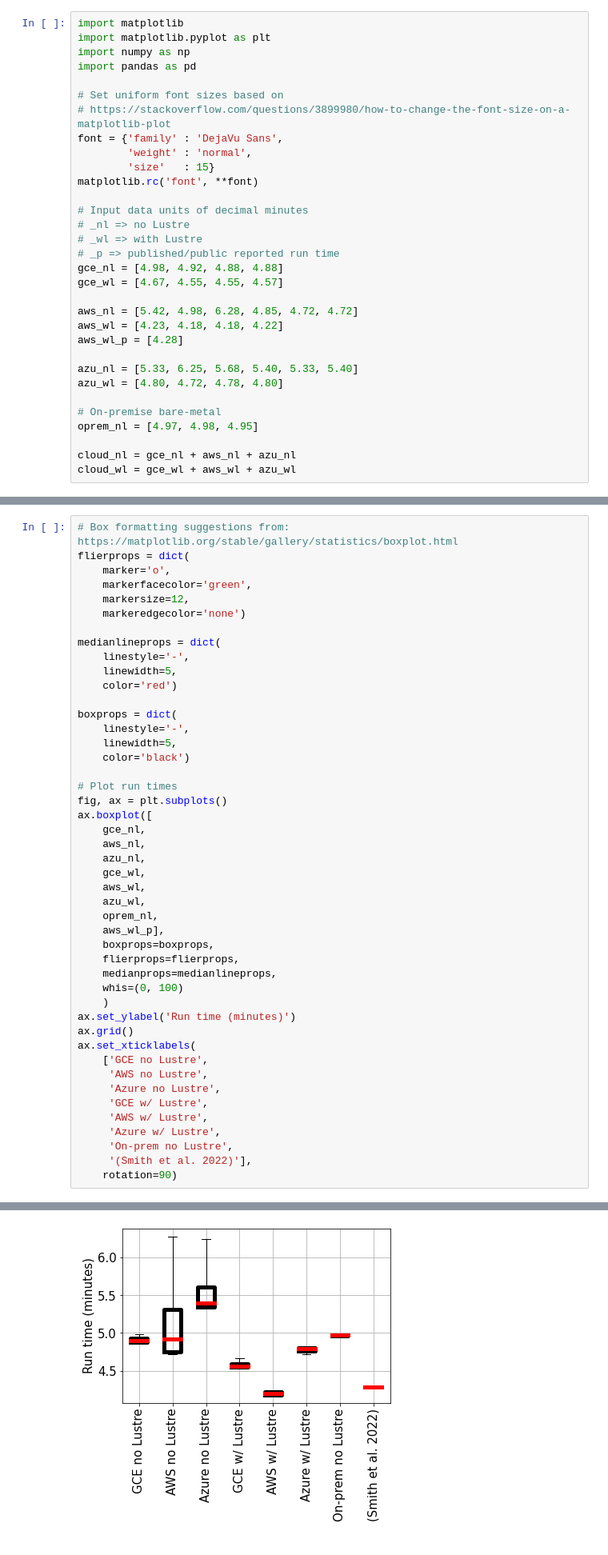
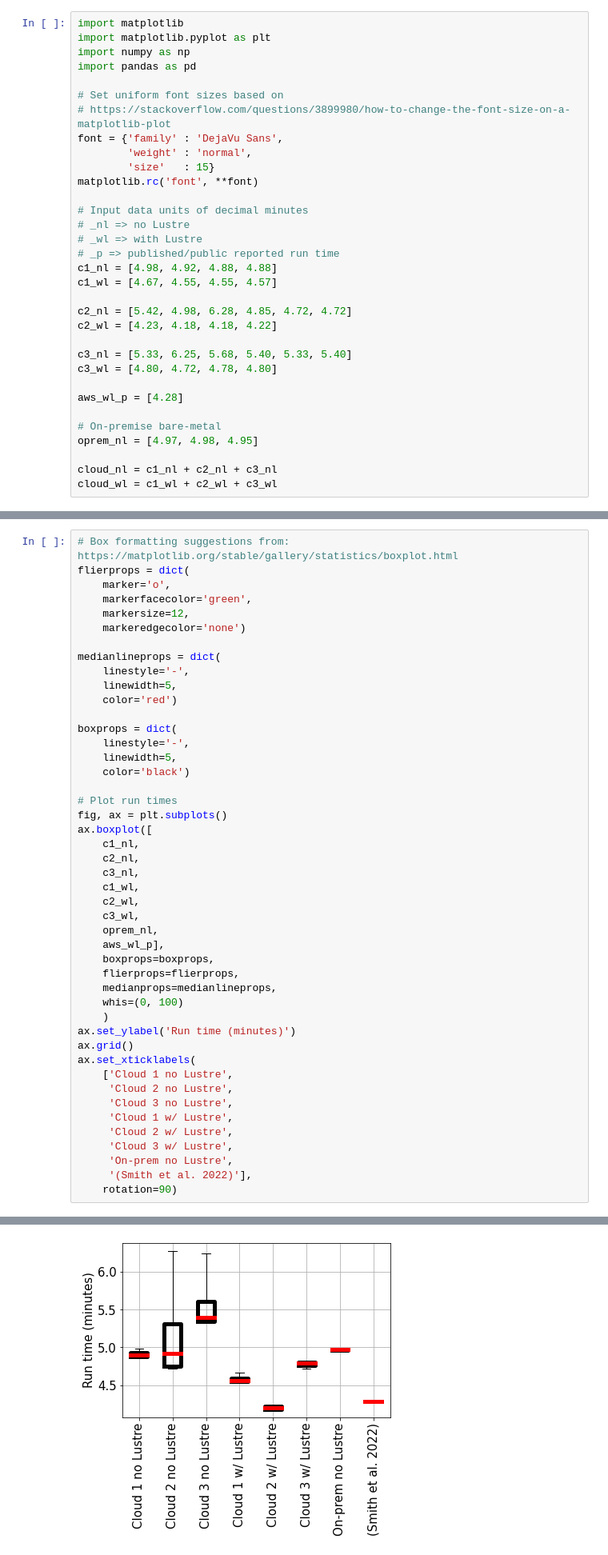
Before and after one commit to parallelworks/weather-cluster-demo, a Jupyter notebook: plot_results.ipynb, the cells around one changed output, grey strips where cells are left out. Shown at 80% size. Drawn from its saved outputs; the diff is of its cells as text.

Commit message:
Updating plots with final version for AMS2023

```diff
--- a/plot_results.ipynb
+++ b/plot_results.ipynb
@@ -22,21 +22,22 @@ matplotlib.rc('font', **font)
 # _nl => no Lustre
 # _wl => with Lustre
 # _p => published/public reported run time
-gce_nl = [4.98, 4.92, 4.88, 4.88]
-gce_wl = [4.67, 4.55, 4.55, 4.57]
+c1_nl = [4.98, 4.92, 4.88, 4.88]
+c1_wl = [4.67, 4.55, 4.55, 4.57]
 
-aws_nl = [5.42, 4.98, 6.28, 4.85, 4.72, 4.72]
-aws_wl = [4.23, 4.18, 4.18, 4.22]
+c2_nl = [5.42, 4.98, 6.28, 4.85, 4.72, 4.72]
+c2_wl = [4.23, 4.18, 4.18, 4.22]
+
+c3_nl = [5.33, 6.25, 5.68, 5.40, 5.33, 5.40]
+c3_wl = [4.80, 4.72, 4.78, 4.80]
+
 aws_wl_p = [4.28]
-
-azu_nl = [5.33, 6.25, 5.68, 5.40, 5.33, 5.40]
-azu_wl = [4.80, 4.72, 4.78, 4.80]
 
 # On-premise bare-metal
 oprem_nl = [4.97, 4.98, 4.95]
 
-cloud_nl = gce_nl + aws_nl + azu_nl
-cloud_wl = gce_wl + aws_wl + azu_wl
+cloud_nl = c1_nl + c2_nl + c3_nl
+cloud_wl = c1_wl + c2_wl + c3_wl
 # %% [markdown]
 ## Results
 # %%
@@ -104,12 +105,12 @@ boxprops = dict(
 # Plot run times
 fig, ax = plt.subplots()
 ax.boxplot([
-    gce_nl,
-    aws_nl,
-    azu_nl,
-    gce_wl,
-    aws_wl,
-    azu_wl,
+    c1_nl,
+    c2_nl,
+    c3_nl,
+    c1_wl,
+    c2_wl,
+    c3_wl,
     oprem_nl,
     aws_wl_p],
     boxprops=boxprops,
@@ -120,12 +121,12 @@ ax.boxplot([
 ax.set_ylabel('Run time (minutes)')
 ax.grid()
 ax.set_xticklabels(
-    ['GCE no Lustre',
-     'AWS no Lustre',
-     'Azure no Lustre',
-     'GCE w/ Lustre',
-     'AWS w/ Lustre',
-     'Azure w/ Lustre',
+    ['Cloud 1 no Lustre',
+     'Cloud 2 no Lustre',
+     'Cloud 3 no Lustre',
+     'Cloud 1 w/ Lustre',
+     'Cloud 2 w/ Lustre',
+     'Cloud 3 w/ Lustre',
      'On-prem no Lustre',
      '(Smith et al. 2022)'],
     rotation=90)
@@ -139,3 +140,3 @@ ax.set_xticklabels(
  Text(0, 0, 'On-prem no Lustre'),
  Text(0, 0, '(Smith et al. 2022)')]
-[figure, old version]
+[figure, new version]
```
Also changed, not shown: parts of 1 cell of this notebook.
